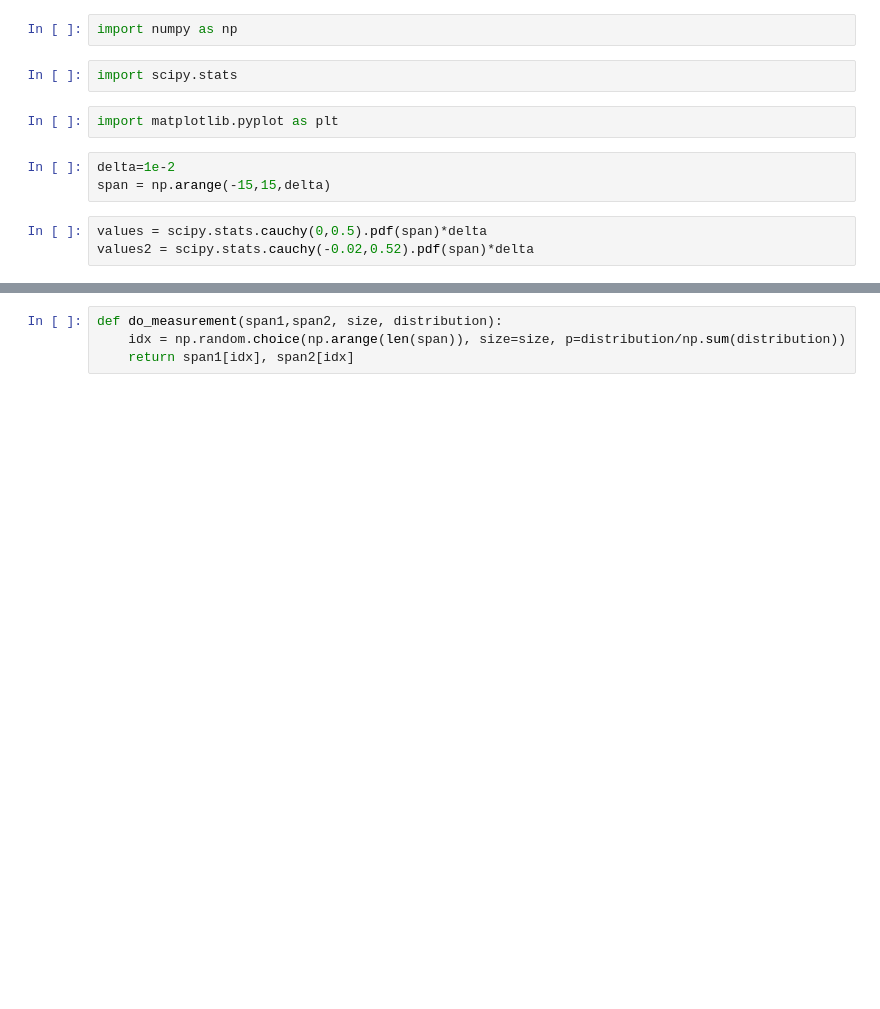
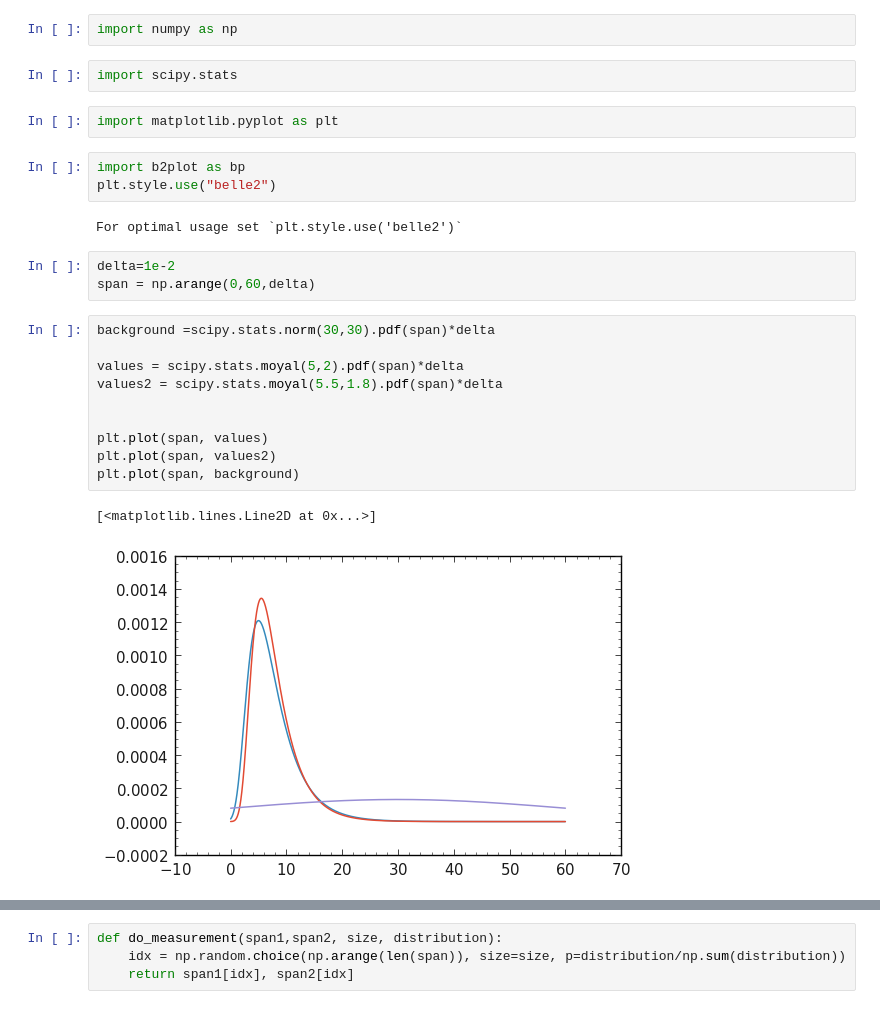
Before and after one commit to henrikas-svidras/physics-examples, a Jupyter notebook: unfolding_example.ipynb, the cells around one changed output, grey strips where cells are left out. Saved outputs shown, nothing was run; the diff lists cells and outputs as text; blank space fills up the shorter version.

```diff
--- a/unfolding_example.ipynb
+++ b/unfolding_example.ipynb
@@ -4,9 +4,24 @@ import numpy as np
 import scipy.stats
 # %%
 import matplotlib.pyplot as plt
+# %%
+import b2plot as bp
+plt.style.use("belle2")
+# %% [output]
+For optimal usage set `plt.style.use('belle2')`
 # %%
 delta=1e-2
-span = np.arange(-15,15,delta)
+span = np.arange(0,60,delta)
-# %%
-values = scipy.stats.cauchy(0,0.5).pdf(span)*delta
-values2 = scipy.stats.cauchy(-0.02,0.52).pdf(span)*delta
+# %%
+background =scipy.stats.norm(30,30).pdf(span)*delta
+
+values = scipy.stats.moyal(5,2).pdf(span)*delta
+values2 = scipy.stats.moyal(5.5,1.8).pdf(span)*delta
+
+
+plt.plot(span, values)
+plt.plot(span, values2)
+plt.plot(span, background)
+# %% [output]
+[<matplotlib.lines.Line2D at 0x...>]
+[figure, added]
```
Also changed, not shown: parts of 14 cells of this notebook, 2 other files.
